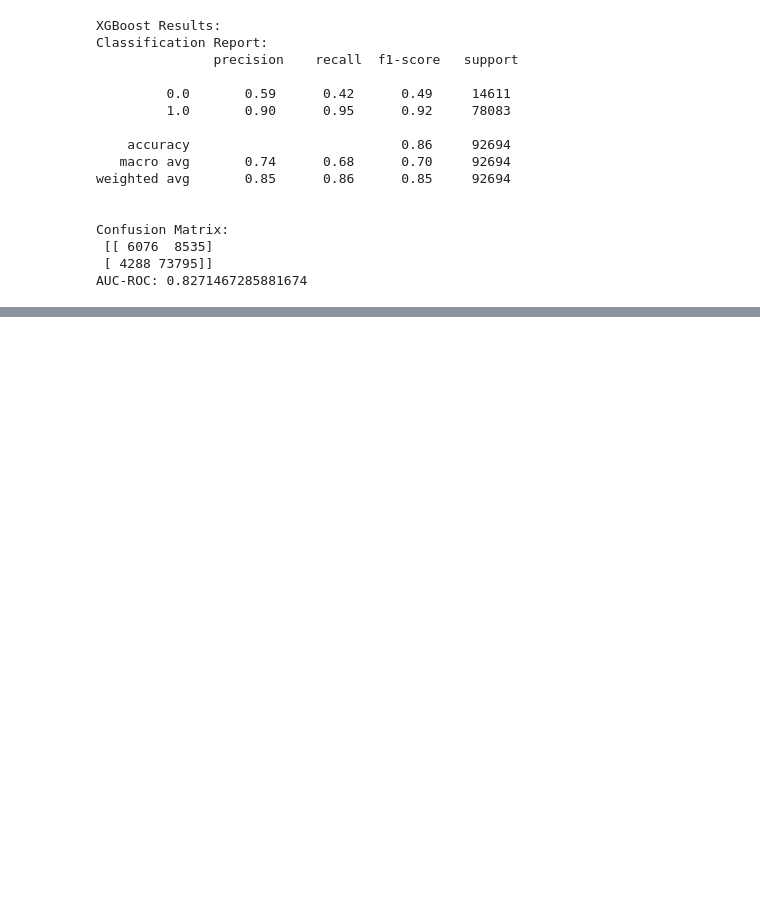
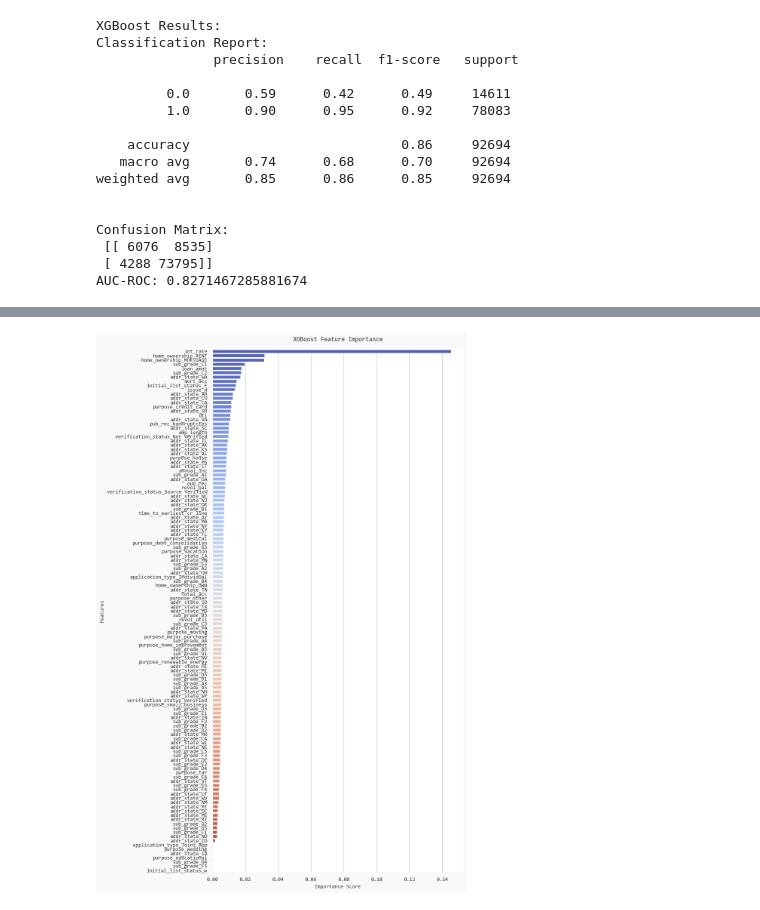
Before and after one commit to geoffreylokol22/Loan_Default_Prediction, a Jupyter notebook: Analysis.ipynb, the cells around one changed output, grey strips where cells are left out. Drawn from its saved outputs; the diff is of its cells as text; code cells hidden in the pictures; blank space fills up the shorter version.

```diff
--- a/Analysis.ipynb
+++ b/Analysis.ipynb
@@ -827,10 +882,0 @@ Multicollinearity (VIF) - Train:
-# %%
-# List columns and data types in train_data
-print("Columns and data types in train_data:")
-for col, dtype in train_data.dtypes.items():
-    print(f"{col}: {dtype}")
-
-# List columns and data types in test_data
-print("\nColumns and data types in test_data:")
-for col, dtype in test_data.dtypes.items():
-    print(f"{col}: {dtype}")
@@ -1119,0 +1110,56 @@ Top 20 Important Features:
+# %%
+import matplotlib.pyplot as plt
+import seaborn as sns
+import pandas as pd
+
+# Create feature importance DataFrame
+feature_importance_df = pd.DataFrame({
+    'Feature': X_train.columns,
+    'Importance': xgb_model.feature_importances_
+}).sort_values(by='Importance', ascending=False)
+
+# Set style
+sns.set(style="whitegrid")
+
+# Initialize plot
+plt.figure(figsize=(10, 15))
+
+# Plot with hue assigned to avoid FutureWarning
+bar_plot = sns.barplot(
+    x='Importance',
+    y='Feature',
+    data=feature_importance_df,
+    palette=sns.color_palette("coolwarm", len(feature_importance_df)),
+    hue='Feature',
+    dodge=False,
+    legend=False
+)
+
+# Title and labels with custom font
+plt.title('XGBoost Feature Importance', fontfamily="Consolas", fontsize=12, pad=15, color='#333333')
+plt.xlabel('Importance Score', fontfamily="Consolas", fontsize=10, color='#333333')
+plt.ylabel('Features', fontfamily="Consolas", fontsize=10, color='#333333')
+
+# Customize tick labels
+bar_plot.tick_params(axis='x', labelsize=10, labelcolor='#333333')
+bar_plot.tick_params(axis='y', labelsize=10, labelcolor='#333333')
+
+for tick_label in bar_plot.get_xticklabels():
+    tick_label.set_fontfamily('Consolas')
+
+for tick_label in bar_plot.get_yticklabels():
+    tick_label.set_fontfamily('Consolas')
+
+# Clean up
+sns.despine(left=True, bottom=True)
+plt.gcf().set_facecolor('#f9f9f9')
+plt.tight_layout()
+
+plt.show()
+
+# Print Top N Features
+top_n = 15
+print(f"\nTop {top_n} Important Features:\n")
+print(feature_importance_df.head(top_n).to_string(index=False))
+# %% [output]
+[figure, added]
```
Also changed, not shown: parts of 51 cells of this notebook.
